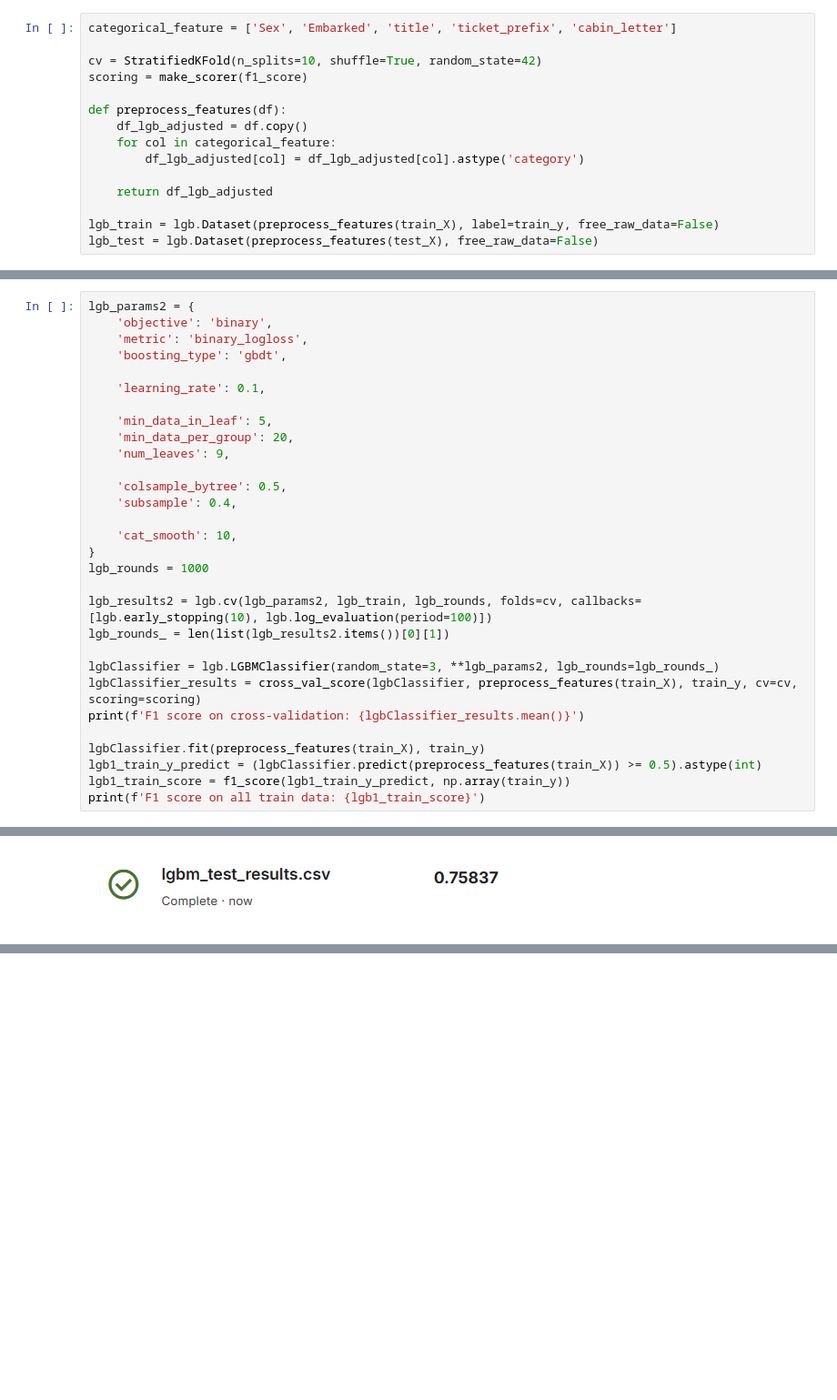
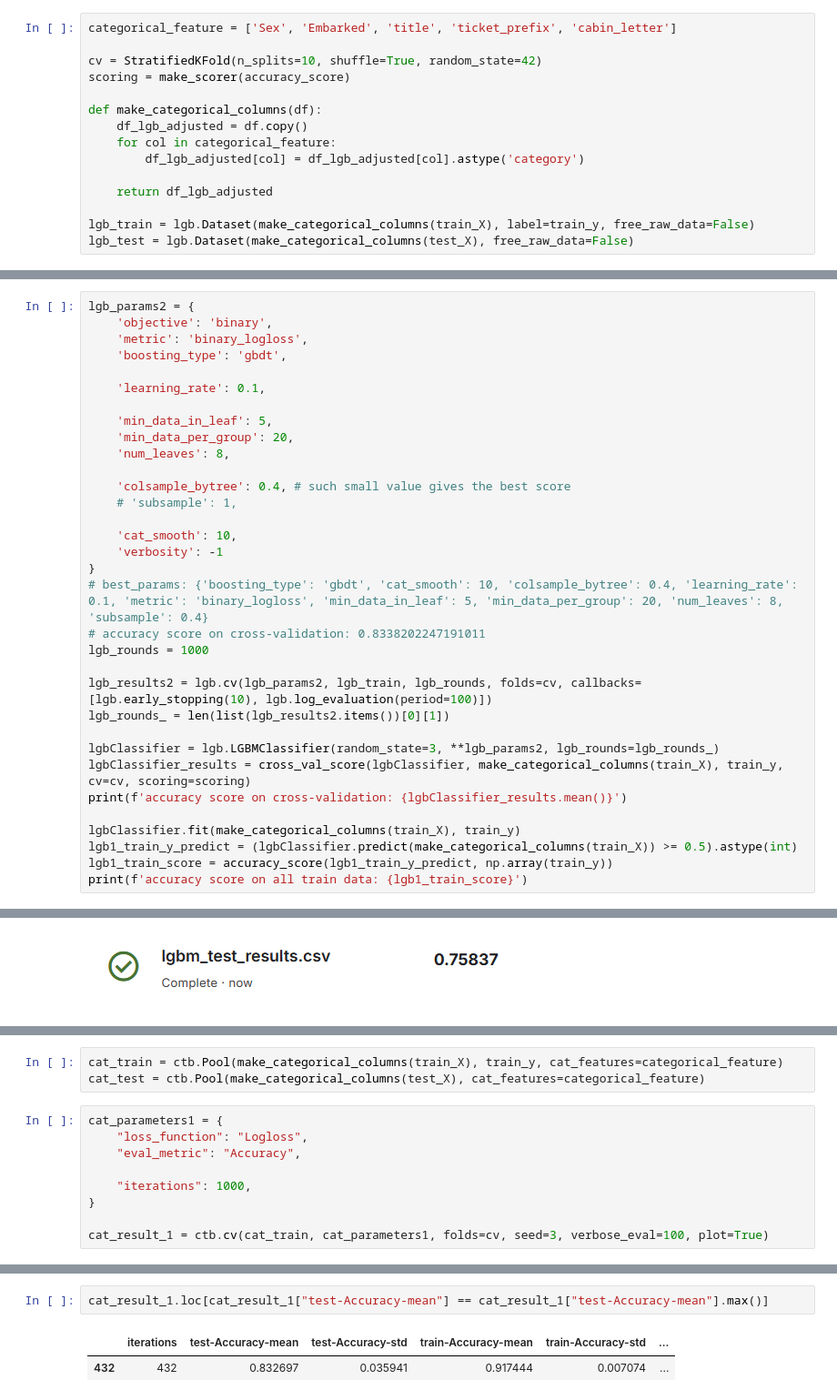
Before and after one commit to VladGnatiuk/projector_ml6, a Jupyter notebook: _vg/homeworks/homework 06. Prjctr HW8. Boosting.v3.ipynb, the cells around one changed output, grey strips where cells are left out. Shown: that part at 91% size. Cells and saved outputs as stored; diff of their text form; blank space fills up the shorter version.

```diff
--- a/_vg/homeworks/homework 06. Prjctr HW8. Boosting.v3.ipynb
+++ b/_vg/homeworks/homework 06. Prjctr HW8. Boosting.v3.ipynb
@@ -239,17 +217,17 @@ We saw on xgb example that titanic dataset is small and early stopping doesn't i
 categorical_feature = ['Sex', 'Embarked', 'title', 'ticket_prefix', 'cabin_letter']
 
 cv = StratifiedKFold(n_splits=10, shuffle=True, random_state=42)
-scoring = make_scorer(f1_score)
+scoring = make_scorer(accuracy_score)
 
-def preprocess_features(df):
+def make_categorical_columns(df):
     df_lgb_adjusted = df.copy()
     for col in categorical_feature:
         df_lgb_adjusted[col] = df_lgb_adjusted[col].astype('category')
 
     return df_lgb_adjusted
 
-lgb_train = lgb.Dataset(preprocess_features(train_X), label=train_y, free_raw_data=False)
-lgb_test = lgb.Dataset(preprocess_features(test_X), free_raw_data=False)
+lgb_train = lgb.Dataset(make_categorical_columns(train_X), label=train_y, free_raw_data=False)
+lgb_test = lgb.Dataset(make_categorical_columns(test_X), free_raw_data=False)
 # %%
 lgb_params1 = {
     'objective': 'binary',
@@ -297,26 +269,29 @@ lgb_params2 = {
 
     'min_data_in_leaf': 5,
     'min_data_per_group': 20,
-    'num_leaves': 9,
+    'num_leaves': 8,
 
-    'colsample_bytree': 0.5,
-    'subsample': 0.4,
+    'colsample_bytree': 0.4, # such small value gives the best score
+    # 'subsample': 1,
 
     'cat_smooth': 10,
+    'verbosity': -1
 }
+# best_params: {'boosting_type': 'gbdt', 'cat_smooth': 10, 'colsample_bytree': 0.4, 'learning_rate': 0.1, 'metric': 'binary_logloss', 'min_data_in_leaf': 5, 'min_data_per_group': 20, 'num_leaves': 8, 'subsample': 0.4}
+# accuracy score on cross-validation: 0.8338202247191011
 lgb_rounds = 1000
 
 lgb_results2 = lgb.cv(lgb_params2, lgb_train, lgb_rounds, folds=cv, callbacks=[lgb.early_stopping(10), lgb.log_evaluation(period=100)])
 lgb_rounds_ = len(list(lgb_results2.items())[0][1])
 
 lgbClassifier = lgb.LGBMClassifier(random_state=3, **lgb_params2, lgb_rounds=lgb_rounds_)
-lgbClassifier_results = cross_val_score(lgbClassifier, preprocess_features(train_X), train_y, cv=cv, scoring=scoring)
-print(f'F1 score on cross-validation: {lgbClassifier_results.mean()}')
+lgbClassifier_results = cross_val_score(lgbClassifier, make_categorical_columns(train_X), train_y, cv=cv, scoring=scoring)
+print(f'accuracy score on cross-validation: {lgbClassifier_results.mean()}')
 
-lgbClassifier.fit(preprocess_features(train_X), train_y)
-lgb1_train_y_predict = (lgbClassifier.predict(preprocess_features(train_X)) >= 0.5).astype(int)
-lgb1_train_score = f1_score(lgb1_train_y_predict, np.array(train_y))
-print(f'F1 score on all train data: {lgb1_train_score}')
+lgbClassifier.fit(make_categorical_columns(train_X), train_y)
+lgb1_train_y_predict = (lgbClassifier.predict(make_categorical_columns(train_X)) >= 0.5).astype(int)
+lgb1_train_score = accuracy_score(lgb1_train_y_predict, np.array(train_y))
+print(f'accuracy score on all train data: {lgb1_train_score}')
 # %% [output]
 Training until validation scores don't improve for 10 rounds
 Early stopping, best iteration is:
@@ -346,0 +319,12 @@ RandomForestClassifier:
+# %%
+cat_train = ctb.Pool(make_categorical_columns(train_X), train_y, cat_features=categorical_feature)
+cat_test = ctb.Pool(make_categorical_columns(test_X), cat_features=categorical_feature)
+# %%
+cat_parameters1 = {
+    "loss_function": "Logloss",
+    "eval_metric": "Accuracy",
+
+    "iterations": 1000,
+}
+
+cat_result_1 = ctb.cv(cat_train, cat_parameters1, folds=cv, seed=3, verbose_eval=100, plot=True)
@@ -346,0 +350,5 @@ RandomForestClassifier:
+# %%
+cat_result_1.loc[cat_result_1["test-Accuracy-mean"] == cat_result_1["test-Accuracy-mean"].max()]
+# %% [output]
+|  | iterations | test-Accuracy-mean | test-Accuracy-std | train-Accuracy-mean | train-Accuracy-std | ... |
+| 432 | 432 | 0.832697 | 0.035941 | 0.917444 | 0.007074 | ... |
```
Also changed, not shown: parts of 17 cells of this notebook, 7 other files.
